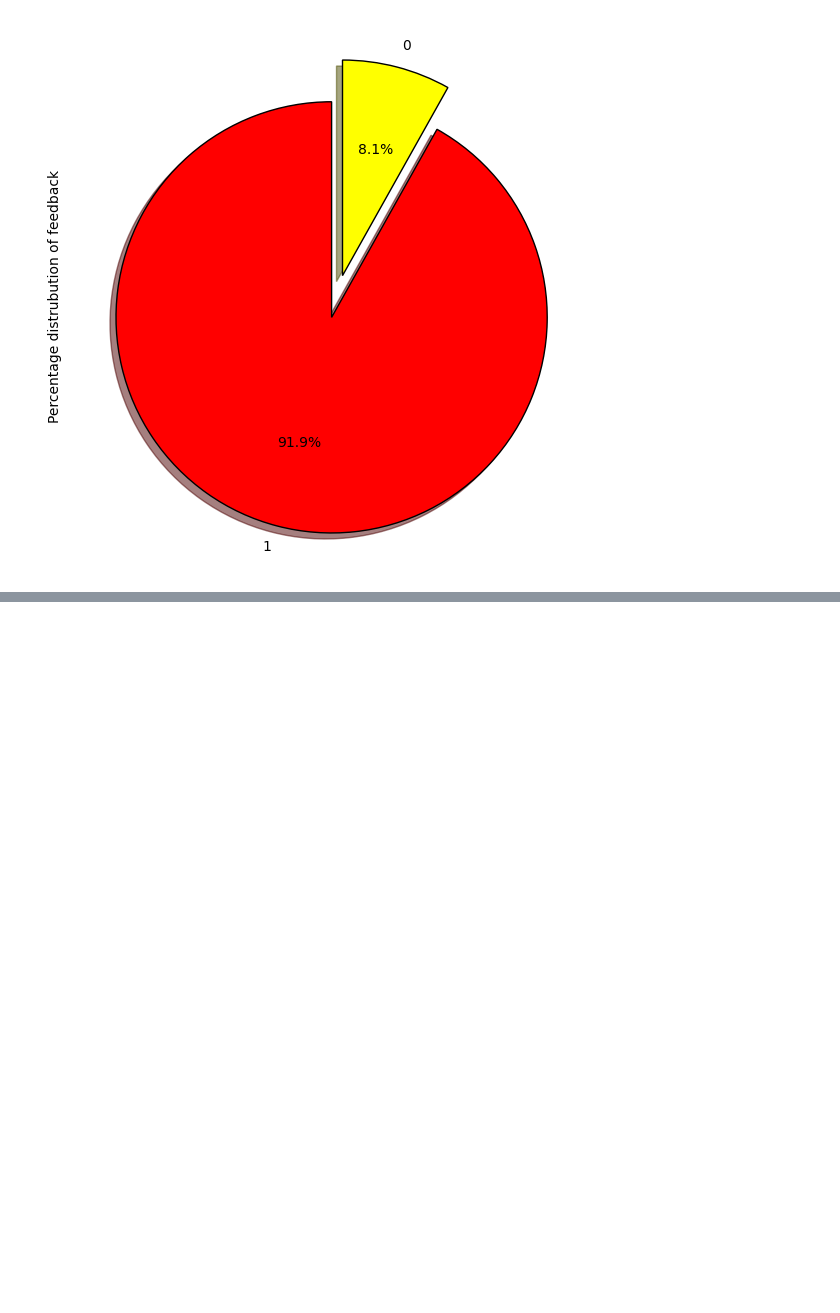
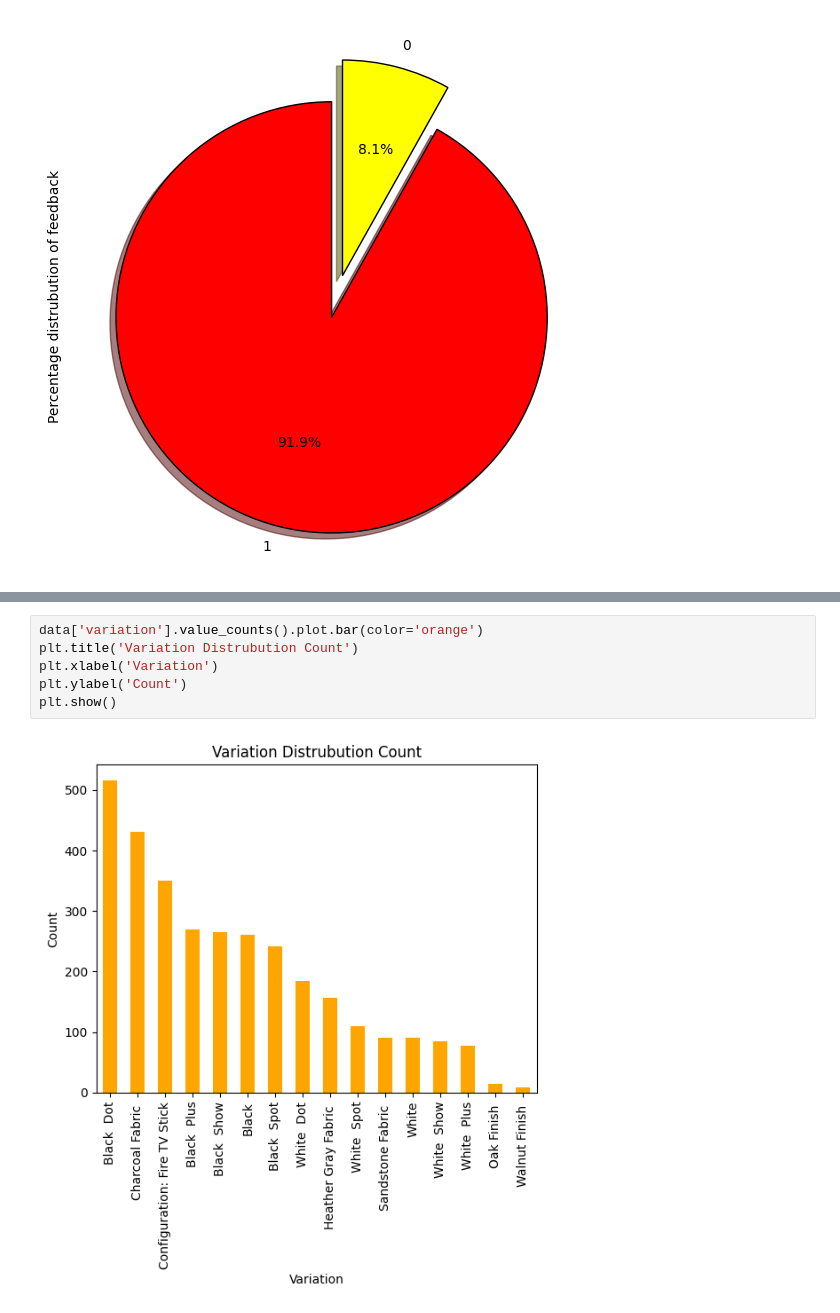
Before and after one commit to pragadishwaran22/amazon-review-SentimentAnalysis, a Jupyter notebook: model_SA.ipynb, the cells around one changed output, grey strips where cells are left out. Drawn from its saved outputs; the diff is of its cells as text; blank space fills up the shorter version.

Commit message:
Finished Exploring Data

```diff
--- a/model_SA.ipynb
+++ b/model_SA.ipynb
@@ -178,0 +216,8 @@ tags.plot(kind='pie',autopct='%1.1f%%',shadow=True,colors=colors,startangle=90,w
+# %%
+data['variation'].value_counts().plot.bar(color='orange')
+plt.title('Variation Distrubution Count')
+plt.xlabel('Variation')
+plt.ylabel('Count')
+plt.show()
+# %% [output]
+[figure, added]
```
Also changed, not shown: parts of 12 cells of this notebook.
